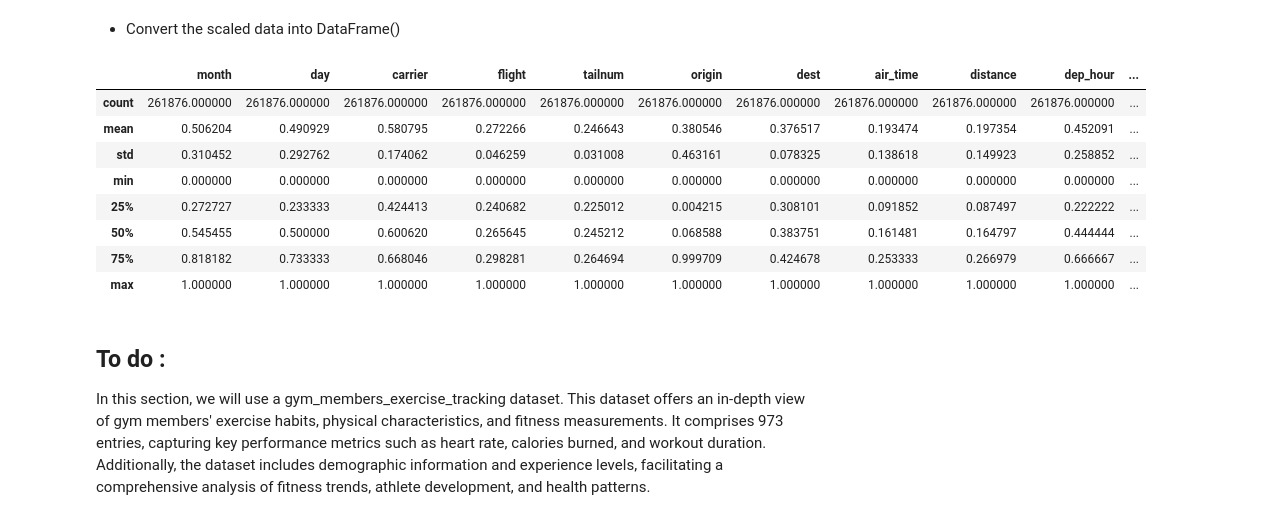
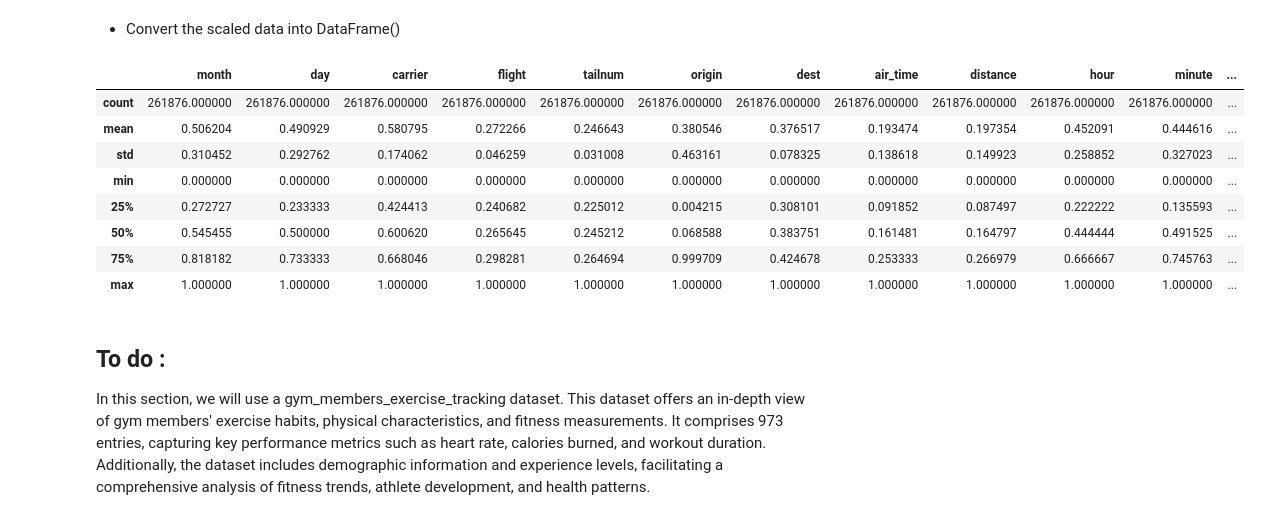
Before and after one commit to ULabanieh/CLA-Bootcamp, a Jupyter notebook: Guided Practices & Homeworks/GP5 - Data Normalization and Scaling.ipynb, the cells around one changed output. Cells and saved outputs as stored; diff of their text form; code cells hidden in the pictures.

Commit message:
GP5 - Data Normalization and Scaling

```diff
--- a/Guided Practices & Homeworks/GP5 - Data Normalization and Scaling.ipynb
+++ b/Guided Practices & Homeworks/GP5 - Data Normalization and Scaling.ipynb
@@ -223,10 +212,21 @@ df.head()
 - Second, create new variable X that will contain all columns of df except  'time_hour', 'year', 'dep_time', 'sched_dep_time', 'arr_time', 'sched_arr_time', 'dep_delay' and target ('arr_delay').
 - split the new prepared data into train and test with 20% of the data will be used for testing, and the rest (80%) for training, using train_test_split.
 # %%
-target = '.....'
-y = df[......]
-X = ...........
-X_train, X_test, y_train, y_test = ______(...., ....., test_size=...., random_state=1066)
+target = 'arr_delay'
+y = df[target]
+X = df.drop(
+    columns = [
+    'time_hour',
+    'year',
+    'dep_time',
+    'sched_dep_time',
+    'arr_time',
+    'sched_arr_time',
+    'dep_delay',
+    'arr_delay'
+    ]
+)
+X_train, X_test, y_train, y_test = train_test_split(X, y, test_size=0.2, random_state=1066)
 X_train.dtypes
 # %% [output]
 month                 int64
@@ -295,9 +295,9 @@ Hint:  apply the LeaveOneOutEncoder() function on each split separatly (training
 # %%
 import category_encoders as ce
 
-encoder = ce.________(return_df=True)
-X_train_loo = encoder.______(....., ......)
-X_test_loo = encoder.________(......)
+encoder = ce.LeaveOneOutEncoder(return_df=True)
+X_train_loo = encoder.fit_transform(X_train, y_train)
+X_test_loo = encoder.transform(X_test)
 X_train_loo.shape
 # %% [output]
 (261876, 17)
@@ -320,26 +320,26 @@ Scale the encoded X_train using the MinMaxScaler() function.
 # %%
 from sklearn.preprocessing import MinMaxScaler
 
-scaler = .......
-X_train_scaled = scaler._______(........, .............)
+scaler = MinMaxScaler()
+X_train_scaled = scaler.fit_transform(X_train_loo)
 X_train_scaled.shape
 # %% [output]
 (261876, 17)
 # %% [markdown]
 - Convert the scaled data into DataFrame()
 # %%
-X_train_scaled_df = ________(......., columns= ........)
+X_train_scaled_df = pd.DataFrame(X_train_scaled, columns= X_train.columns)
 X_train_scaled_df.describe()
 # %% [output]
-|  | month | day | carrier | flight | tailnum | origin | dest | air_time | distance | dep_hour | ... |
-| count | 261876.000000 | 261876.000000 | 261876.000000 | 261876.000000 | 261876.000000 | 261876.000000 | 261876.000000 | 261876.000000 | 261876.000000 | 261876.000000 | ... |
-| mean | 0.506204 | 0.490929 | 0.580795 | 0.272266 | 0.246643 | 0.380546 | 0.376517 | 0.193474 | 0.197354 | 0.452091 | ... |
-| std | 0.310452 | 0.292762 | 0.174062 | 0.046259 | 0.031008 | 0.463161 | 0.078325 | 0.138618 | 0.149923 | 0.258852 | ... |
-| min | 0.000000 | 0.000000 | 0.000000 | 0.000000 | 0.000000 | 0.000000 | 0.000000 | 0.000000 | 0.000000 | 0.000000 | ... |
-| 25% | 0.272727 | 0.233333 | 0.424413 | 0.240682 | 0.225012 | 0.004215 | 0.308101 | 0.091852 | 0.087497 | 0.222222 | ... |
-| 50% | 0.545455 | 0.500000 | 0.600620 | 0.265645 | 0.245212 | 0.068588 | 0.383751 | 0.161481 | 0.164797 | 0.444444 | ... |
-| 75% | 0.818182 | 0.733333 | 0.668046 | 0.298281 | 0.264694 | 0.999709 | 0.424678 | 0.253333 | 0.266979 | 0.666667 | ... |
-| max | 1.000000 | 1.000000 | 1.000000 | 1.000000 | 1.000000 | 1.000000 | 1.000000 | 1.000000 | 1.000000 | 1.000000 | ... |
+|  | month | day | carrier | flight | tailnum | origin | dest | air_time | distance | hour | minute | ... |
+| count | 261876.000000 | 261876.000000 | 261876.000000 | 261876.000000 | 261876.000000 | 261876.000000 | 261876.000000 | 261876.000000 | 261876.000000 | 261876.000000 | 261876.000000 | ... |
+| mean | 0.506204 | 0.490929 | 0.580795 | 0.272266 | 0.246643 | 0.380546 | 0.376517 | 0.193474 | 0.197354 | 0.452091 | 0.444616 | ... |
+| std | 0.310452 | 0.292762 | 0.174062 | 0.046259 | 0.031008 | 0.463161 | 0.078325 | 0.138618 | 0.149923 | 0.258852 | 0.327023 | ... |
+| min | 0.000000 | 0.000000 | 0.000000 | 0.000000 | 0.000000 | 0.000000 | 0.000000 | 0.000000 | 0.000000 | 0.000000 | 0.000000 | ... |
+| 25% | 0.272727 | 0.233333 | 0.424413 | 0.240682 | 0.225012 | 0.004215 | 0.308101 | 0.091852 | 0.087497 | 0.222222 | 0.135593 | ... |
+| 50% | 0.545455 | 0.500000 | 0.600620 | 0.265645 | 0.245212 | 0.068588 | 0.383751 | 0.161481 | 0.164797 | 0.444444 | 0.491525 | ... |
+| 75% | 0.818182 | 0.733333 | 0.668046 | 0.298281 | 0.264694 | 0.999709 | 0.424678 | 0.253333 | 0.266979 | 0.666667 | 0.745763 | ... |
+| max | 1.000000 | 1.000000 | 1.000000 | 1.000000 | 1.000000 | 1.000000 | 1.000000 | 1.000000 | 1.000000 | 1.000000 | 1.000000 | ... |
 # %% [markdown]
 ## To do :
 
```
Also changed, not shown: parts of 7 cells of this notebook.
